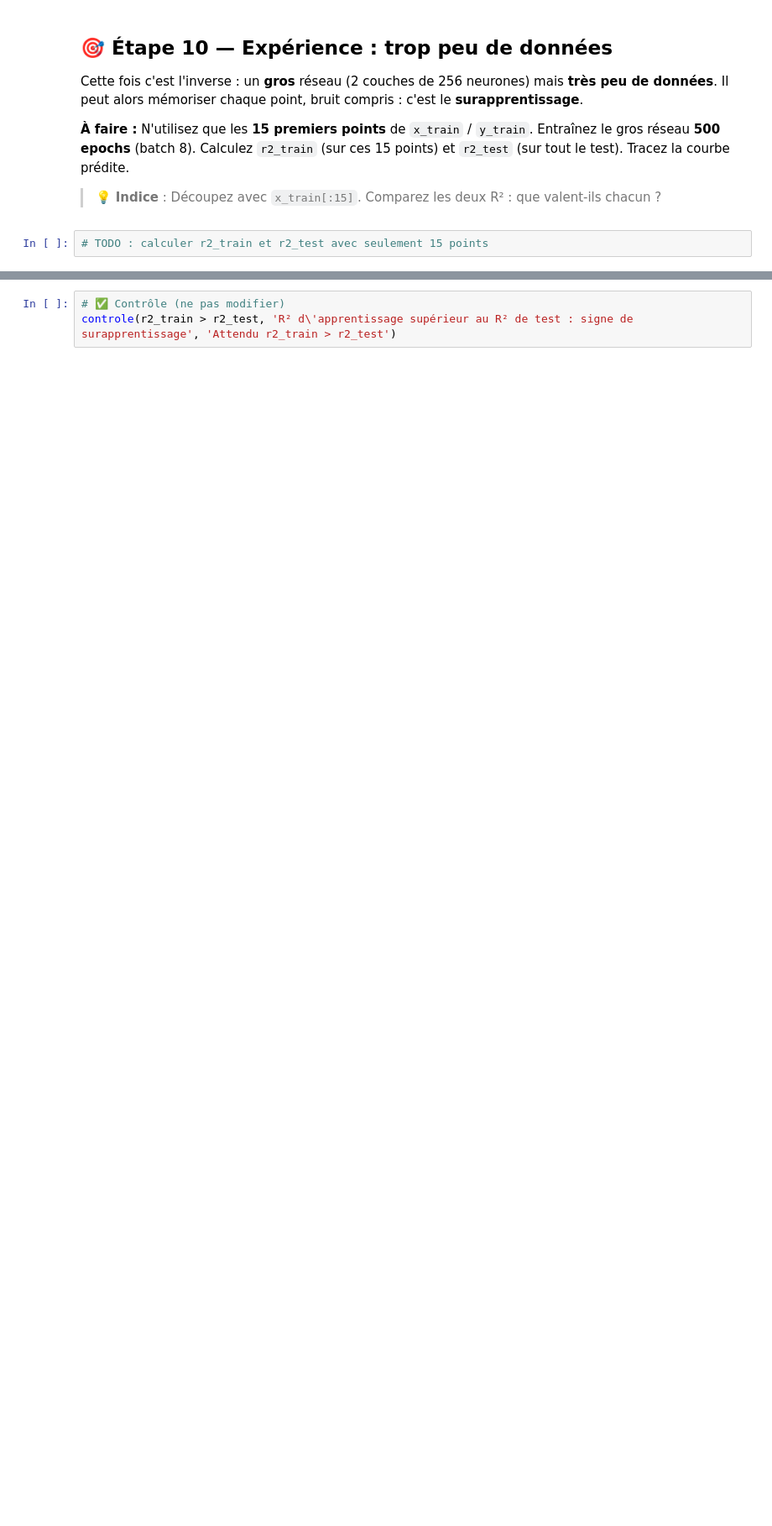
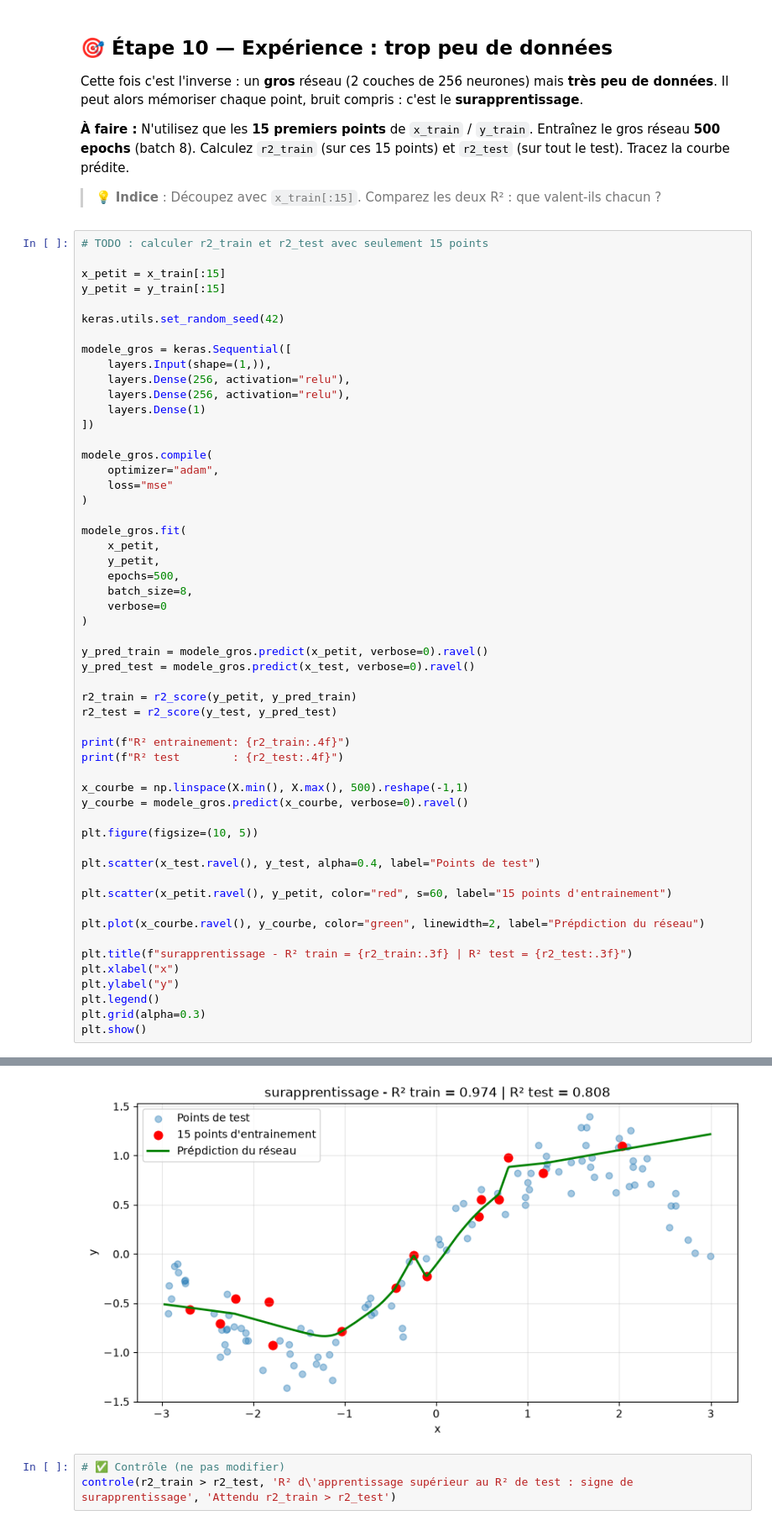
Before and after one commit to indidi01/reseaux_de_neurones_concevoir_evaluer_optimiser_alleger_et_preparer_du_texte, a Jupyter notebook: ENONCES/tp1_regression.ipynb, the cells around one changed output, grey strips where cells are left out. Shown at 84% size. Saved outputs shown, nothing was run; the diff lists cells and outputs as text; blank space fills up the shorter version.

```diff
--- a/ENONCES/tp1_regression.ipynb
+++ b/ENONCES/tp1_regression.ipynb
@@ -160,3 +360,56 @@ Cette fois c'est l'inverse : un **gros** réseau (2 couches de 256 neurones) mai
 > 💡 **Indice** : Découpez avec `x_train[:15]`. Comparez les deux R² : que valent-ils chacun ?
 # %%
 # TODO : calculer r2_train et r2_test avec seulement 15 points
+
+x_petit = x_train[:15]
+y_petit = y_train[:15]
+
+keras.utils.set_random_seed(42)
+
+modele_gros = keras.Sequential([
+    layers.Input(shape=(1,)),
+    layers.Dense(256, activation="relu"),
+    layers.Dense(256, activation="relu"),
+    layers.Dense(1)
+])
+
+modele_gros.compile(
+    optimizer="adam",
+    loss="mse"
+)
+
+modele_gros.fit(
+    x_petit,
+    y_petit,
+    epochs=500,
+    batch_size=8,
+    verbose=0
+)
+
+y_pred_train = modele_gros.predict(x_petit, verbose=0).ravel()
+y_pred_test = modele_gros.predict(x_test, verbose=0).ravel()
+
+r2_train = r2_score(y_petit, y_pred_train)
+r2_test = r2_score(y_test, y_pred_test)
+
+print(f"R² entrainement: {r2_train:.4f}")
+print(f"R² test        : {r2_test:.4f}")
+
+x_courbe = np.linspace(X.min(), X.max(), 500).reshape(-1,1)
+y_courbe = modele_gros.predict(x_courbe, verbose=0).ravel()
+
+plt.figure(figsize=(10, 5))
+
+plt.scatter(x_test.ravel(), y_test, alpha=0.4, label="Points de test")
+
+plt.scatter(x_petit.ravel(), y_petit, color="red", s=60, label="15 points d'entrainement")
+
+plt.plot(x_courbe.ravel(), y_courbe, color="green", linewidth=2, label="Prépdiction du réseau")
+
+plt.title(f"surapprentissage - R² train = {r2_train:.3f} | R² test = {r2_test:.3f}")
+plt.xlabel("x")
+plt.ylabel("y")
+plt.legend()
+plt.grid(alpha=0.3)
+plt.show()
+# %% [output]
@@ -163,3 +418,4 @@ Cette fois c'est l'inverse : un **gros** réseau (2 couches de 256 neurones) mai
+[figure, added]
 # %%
 # ✅ Contrôle (ne pas modifier)
 controle(r2_train > r2_test, 'R² d\'apprentissage supérieur au R² de test : signe de surapprentissage', 'Attendu r2_train > r2_test')
```
Also changed, not shown: parts of 26 cells of this notebook, 1 other file.
